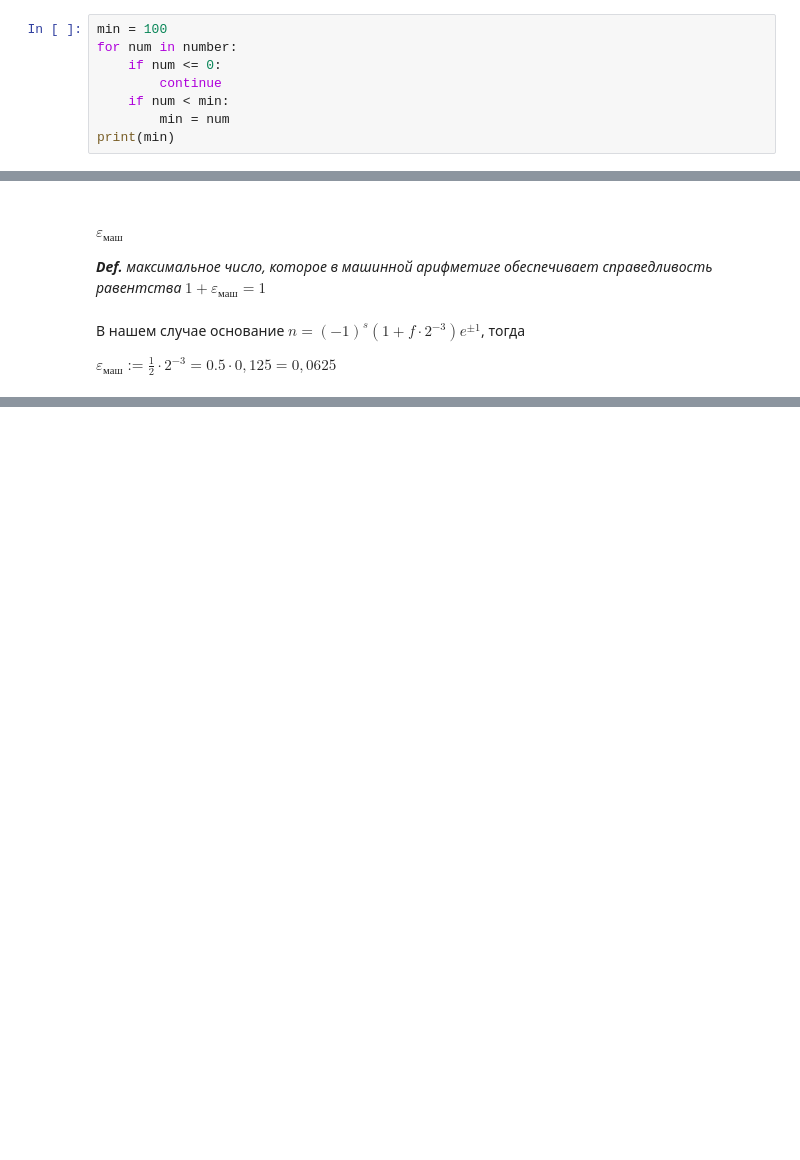
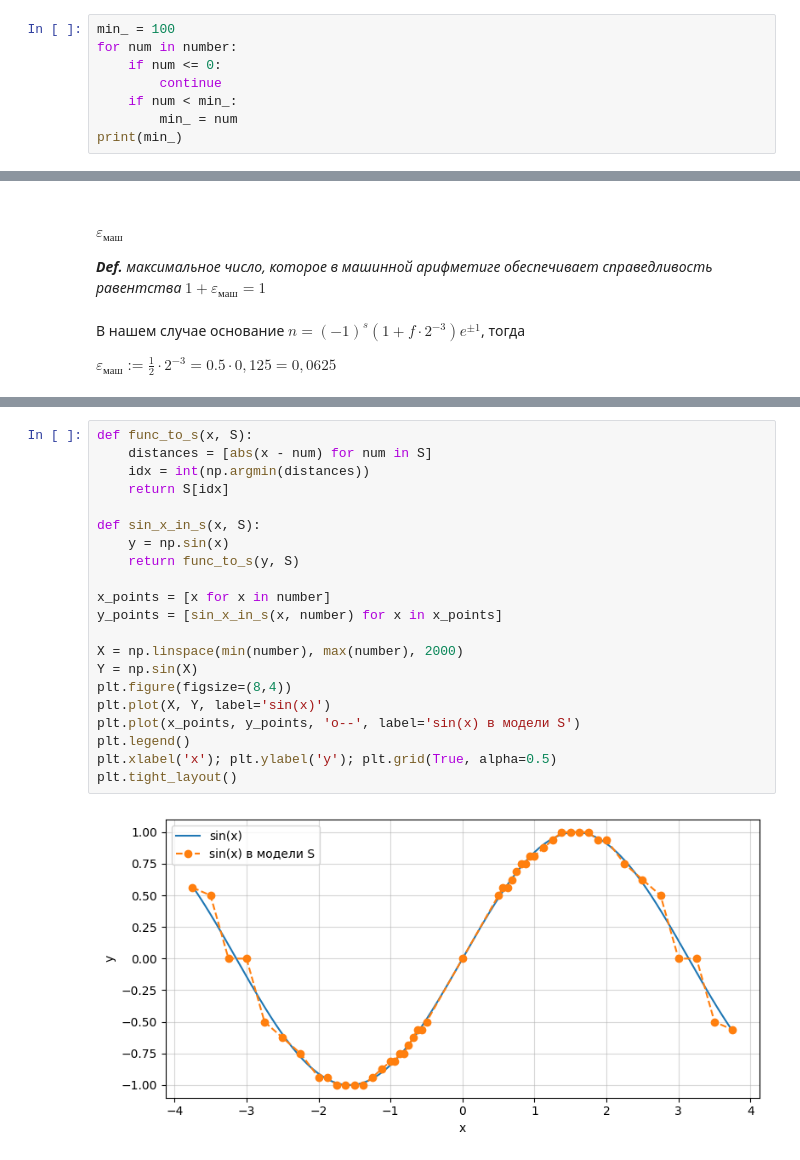
Before and after one commit to katsimat/courses, a Jupyter notebook: calc_math/homework/hw_1.ipynb, the cells around one changed output, grey strips where cells are left out. Saved outputs shown, nothing was run; the diff lists cells and outputs as text; blank space fills up the shorter version.

```diff
--- a/calc_math/homework/hw_1.ipynb
+++ b/calc_math/homework/hw_1.ipynb
@@ -111,13 +111,13 @@ $OFL = (1 + 0,5 + 0,25 + 0,125) \cdot 2^1 = 3,75$
 #### UFL
 _**Def.** порог машинного нуля, - нормализованное число, что любое число полагается равным нулю (положительное)_
 # %%
-min = 100
+min_ = 100
 for num in number:
     if num <= 0:
         continue
-    if num < min:
-        min = num
-print(min)
+    if num < min_:
+        min_ = num
+print(min_)
 # %% [output]
 0.5
 # %% [markdown]
@@ -133,0 +142,23 @@ $\varepsilon_{маш} := \frac{1}{2}\cdot 2^{-3} = 0.5 \cdot 0,125 = 0,0625$
+# %%
+def func_to_s(x, S):
+    distances = [abs(x - num) for num in S]
+    idx = int(np.argmin(distances))
+    return S[idx]
+
+def sin_x_in_s(x, S):
+    y = np.sin(x)
+    return func_to_s(y, S)
+
+x_points = [x for x in number]
+y_points = [sin_x_in_s(x, number) for x in x_points]
+
+X = np.linspace(min(number), max(number), 2000)
+Y = np.sin(X)
+plt.figure(figsize=(8,4))
+plt.plot(X, Y, label='sin(x)')
+plt.plot(x_points, y_points, 'o--', label='sin(x) в модели S')
+plt.legend()
+plt.xlabel('x'); plt.ylabel('y'); plt.grid(True, alpha=0.5)
+plt.tight_layout()
+# %% [output]
+[figure, added]
```
Also changed, not shown: parts of 4 cells of this notebook.
